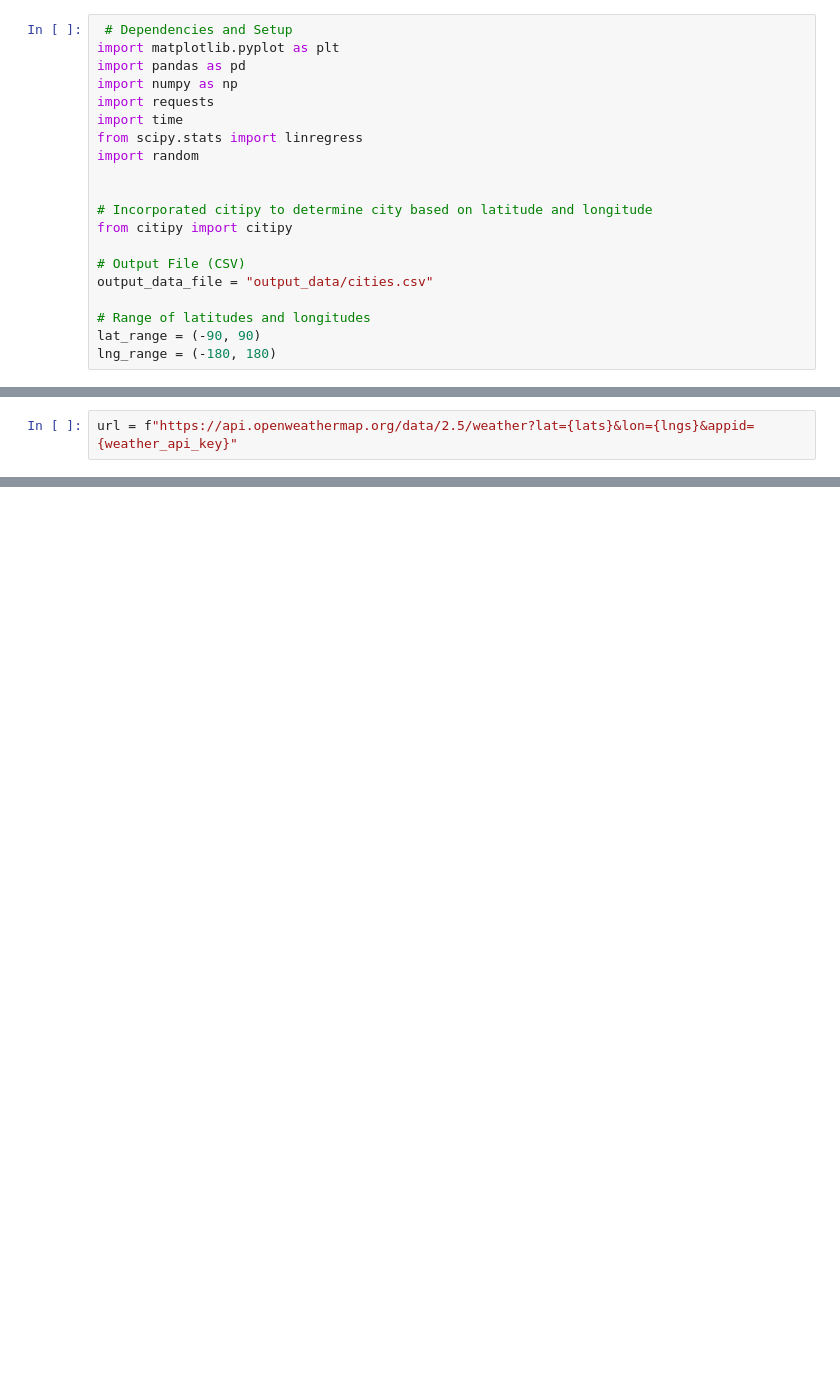
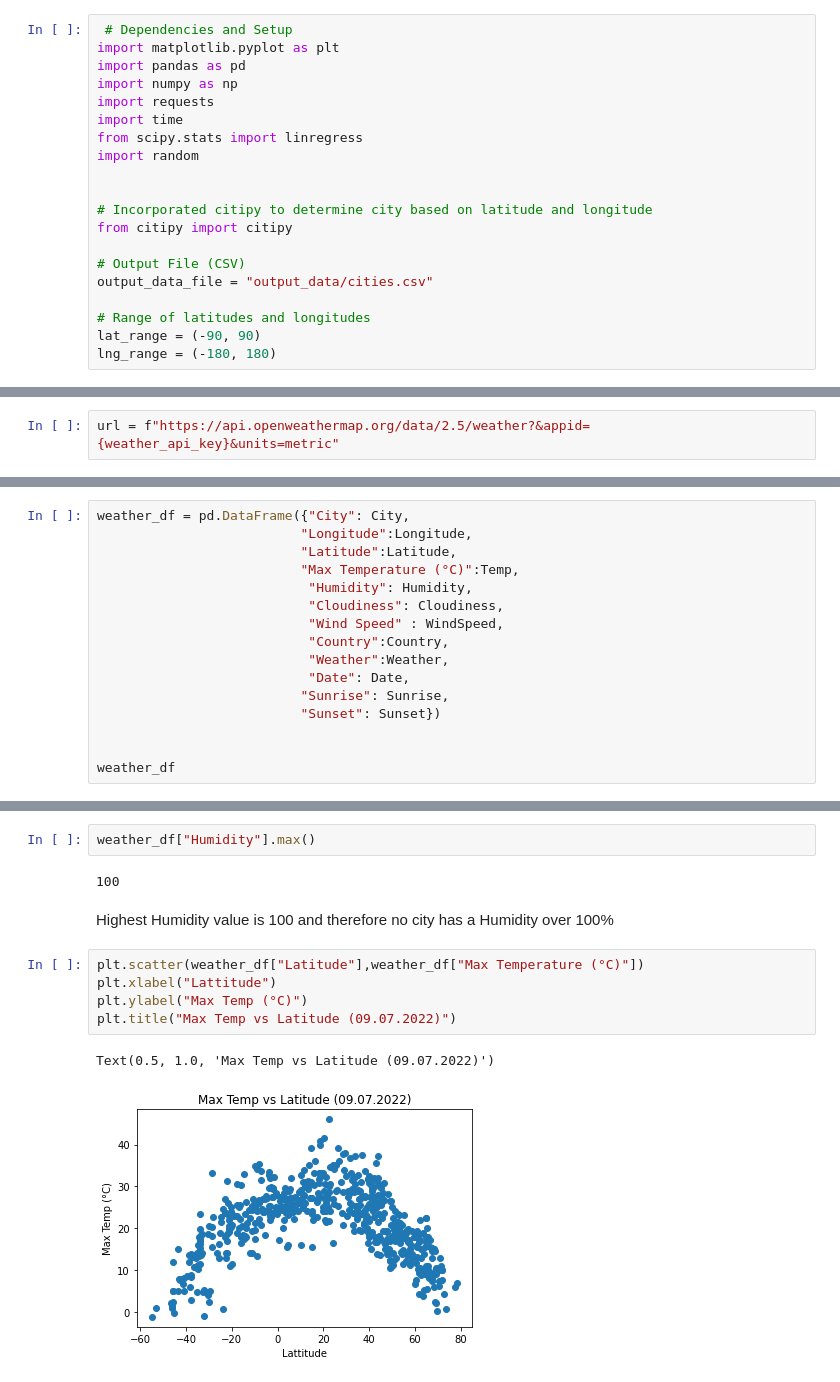
Before and after one commit to Calum-Knight/python-api-challenge, a Jupyter notebook: WeatherPy/WeatherPy.ipynb, the cells around one changed output, grey strips where cells are left out. Saved outputs shown, nothing was run; the diff lists cells and outputs as text; blank space fills up the shorter version.

Commit message:
10.07 - Weather Py Complete
Finished WeatherPy task

```diff
--- a/WeatherPy/WeatherPy.ipynb
+++ b/WeatherPy/WeatherPy.ipynb
@@ -53,2 +46,2 @@ len(cities)
 # %%
-url = f"https://api.openweathermap.org/data/2.5/weather?lat={lats}&lon={lngs}&appid={weather_api_key}"
+url = f"https://api.openweathermap.org/data/2.5/weather?&appid={weather_api_key}&units=metric"
@@ -56,0 +114,16 @@ NameError: name 'weather_api_key' is not defined
+# %%
+weather_df = pd.DataFrame({"City": City,
+                          "Longitude":Longitude,
+                          "Latitude":Latitude,
+                          "Max Temperature (°C)":Temp,
+                           "Humidity": Humidity,
+                           "Cloudiness": Cloudiness,
+                           "Wind Speed" : WindSpeed,
+                           "Country":Country,
+                           "Weather":Weather,
+                           "Date": Date,
+                          "Sunrise": Sunrise,
+                          "Sunset": Sunset})
+
+
+weather_df
@@ -56,0 +156,14 @@ NameError: name 'weather_api_key' is not defined
+# %%
+weather_df["Humidity"].max()
+# %% [output]
+100
+# %% [markdown]
+Highest Humidity value is 100 and therefore no city has a Humidity over 100%
+# %%
+plt.scatter(weather_df["Latitude"],weather_df["Max Temperature (°C)"])
+plt.xlabel("Lattitude")
+plt.ylabel("Max Temp (°C)")
+plt.title("Max Temp vs Latitude (09.07.2022)")
+# %% [output]
+Text(0.5, 1.0, 'Max Temp vs Latitude (09.07.2022)')
+[figure, added]
```
Also changed, not shown: parts of 24 cells of this notebook, 1 other file.
